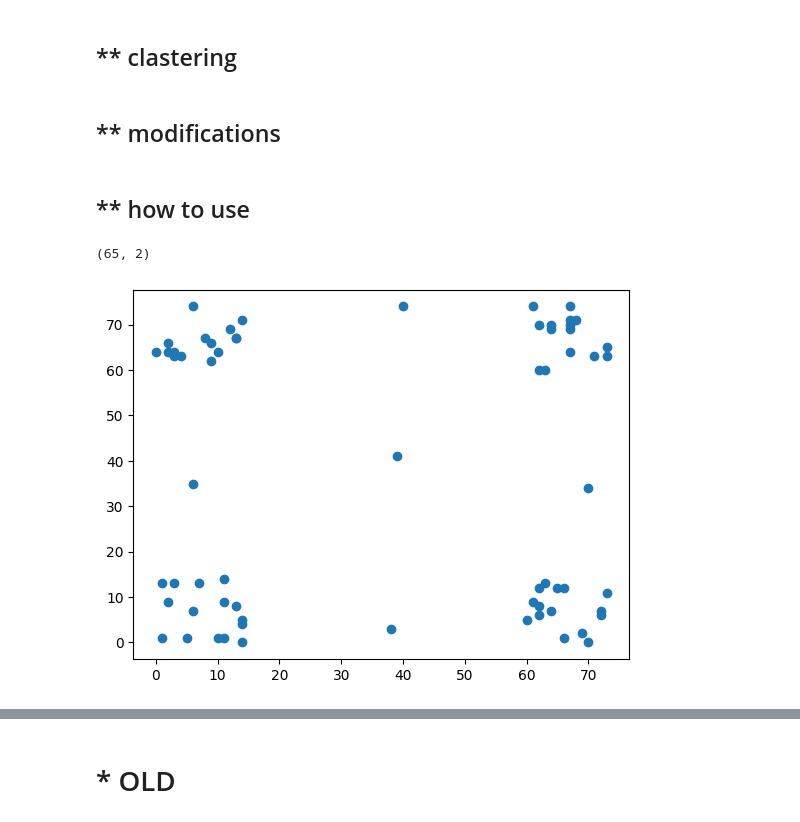
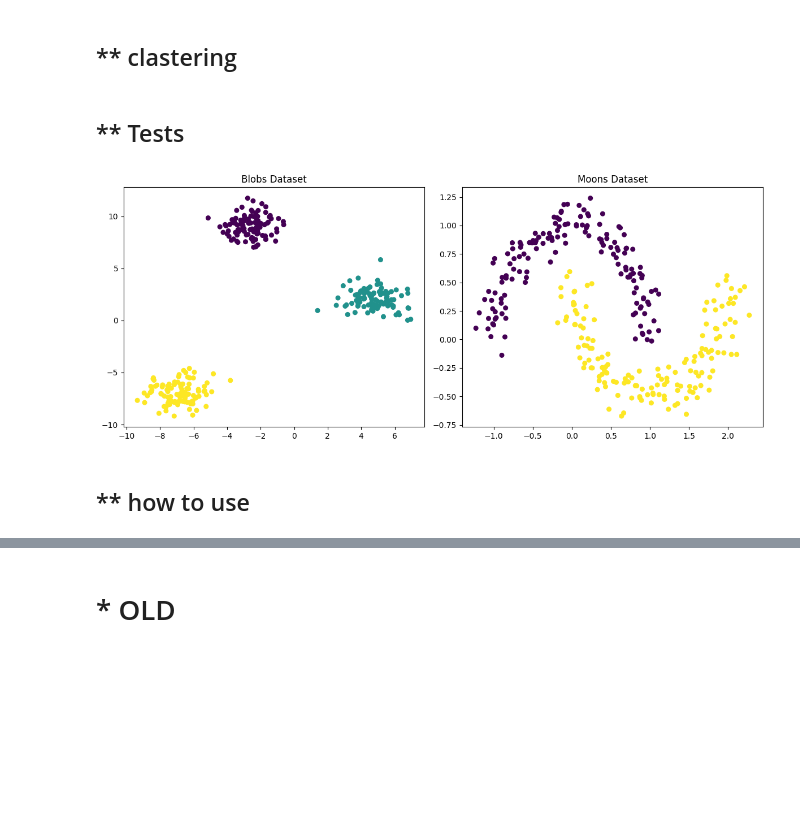
Before and after one commit to Dim314159/unsupervised, a Jupyter notebook: HDBSCAN_1.ipynb, the cells around one changed output, grey strips where cells are left out. Cells and saved outputs as stored; diff of their text form; code cells hidden in the pictures; blank space fills up the shorter version.

```diff
--- a/HDBSCAN_1.ipynb
+++ b/HDBSCAN_1.ipynb
@@ -351,3 +340,3 @@ class DisjointSet:
         return clusters_dict
 # %% [markdown]
-## ** modifications
+## ** Tests
@@ -561,2 +343,25 @@ def collapse_cluster(self, cluster):
+# %%
+from sklearn.datasets import make_blobs, make_moons
+import matplotlib.pyplot as plt
+
+# Generate synthetic datasets
+blobs_data, blobs_labels = make_blobs(n_samples=300, centers=3, cluster_std=1.0, random_state=42)
+moons_data, moons_labels = make_moons(n_samples=300, noise=0.1, random_state=42)
+
+# Plotting
+fig, axs = plt.subplots(1, 2, figsize=(12, 5))
+
+# Blobs
+axs[0].scatter(blobs_data[:, 0], blobs_data[:, 1], c=blobs_labels, cmap='viridis', s=30)
+axs[0].set_title("Blobs Dataset")
+
+# Moons
+axs[1].scatter(moons_data[:, 0], moons_data[:, 1], c=moons_labels, cmap='viridis', s=30)
+axs[1].set_title("Moons Dataset")
+
+plt.tight_layout()
+plt.show()
+# %% [output]
+[figure, added]
 # %% [markdown]
 ## ** how to use
@@ -579,29 +367,0 @@ n_points = X_train.shape[0]
-# %%
-# Generate synthetic dataset
-n_points, max_value = 65, 15
-q1 = (n_points - 1) // 4
-middle = q1 * 2
-q3 = q1 * 3
-
-slide = 60
-
-X_train = np.random.randint(max_value, size=(n_points, 2))  # points in 2D
-
-X_train[:middle, 0] += slide
-
-X_train[q1:q3, 1] += slide
-
-X_train[-1] += slide // 2
-X_train[0, 1] += slide // 2
-X_train[q1, 0] -= slide // 2
-X_train[middle, 1] -= slide // 2
-X_train[q3, 0] += slide // 2
-
-print(X_train.shape)
-x = X_train[:, 0]
-y = X_train[:, 1]
-plt.scatter(x, y)
-plt.show()
-# %% [output]
-(65, 2)
-[figure, removed]
```
Also changed, not shown: parts of 29 cells of this notebook.
